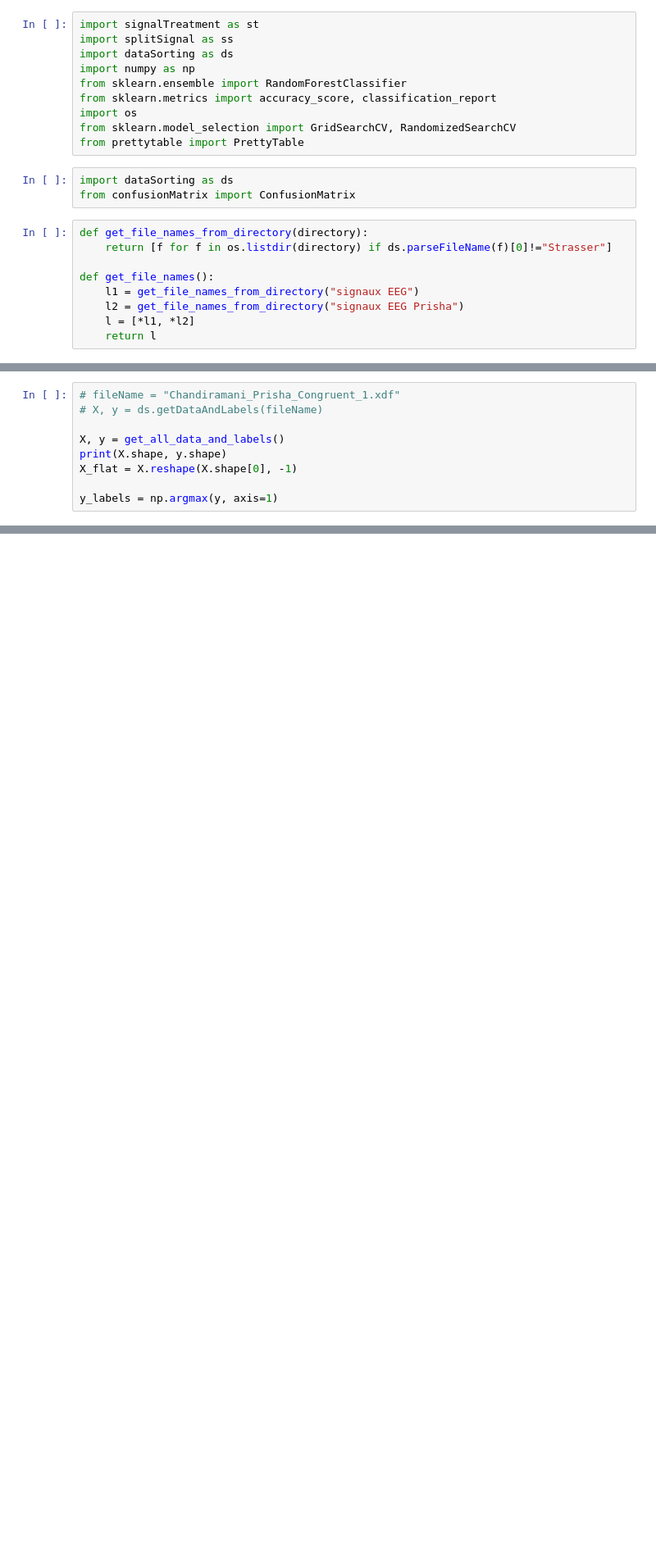
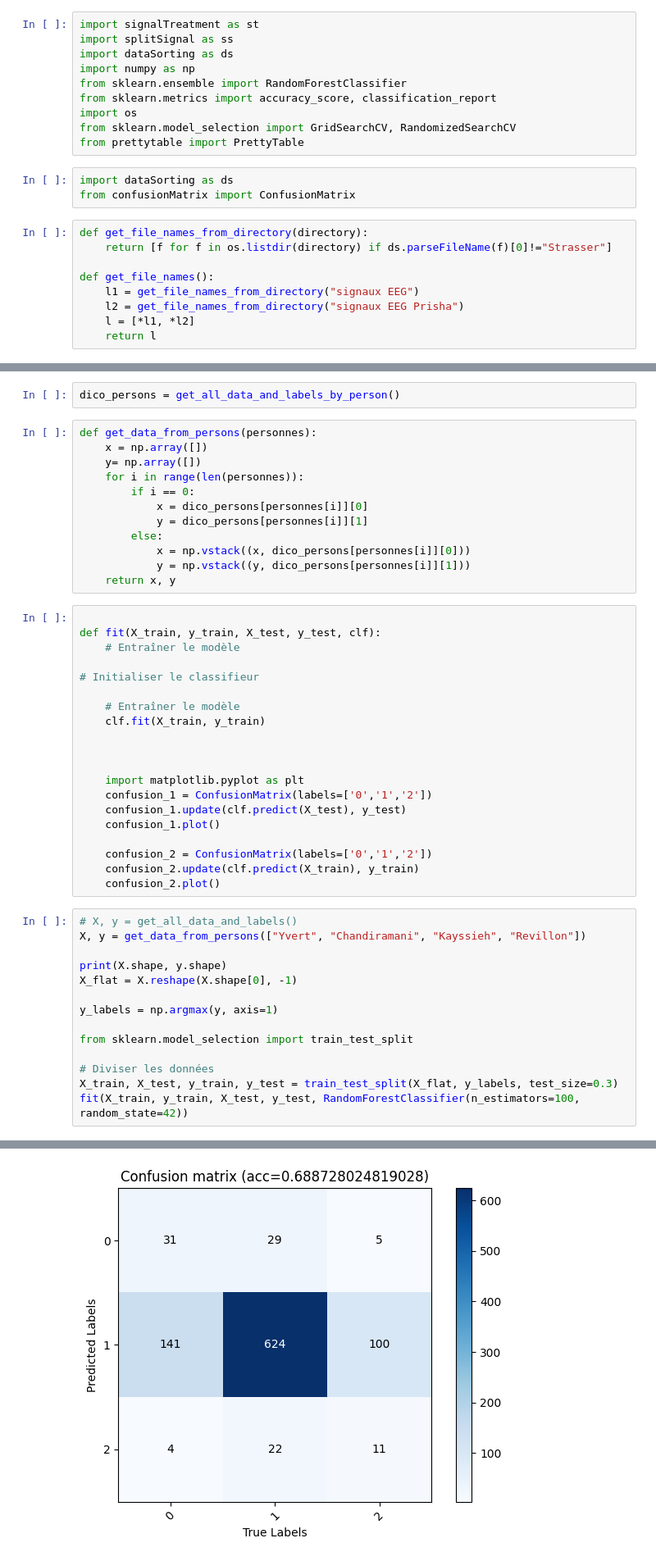
Before and after one commit to quentinRevillon/eeg-attention-classification, a Jupyter notebook: attentionAndMemory/ML_eeg.ipynb, the cells around one changed output, grey strips where cells are left out. Shown at 82% size. Saved outputs shown, nothing was run; the diff lists cells and outputs as text; blank space fills up the shorter version.

```diff
--- a/attentionAndMemory/ML_eeg.ipynb
+++ b/attentionAndMemory/ML_eeg.ipynb
@@ -42,11 +55,50 @@ def get_all_data_and_labels():
+# %%
+dico_persons = get_all_data_and_labels_by_person()
+# %%
+def get_data_from_persons(personnes):
+    x = np.array([])
+    y= np.array([])
+    for i in range(len(personnes)):
+        if i == 0:
+            x = dico_persons[personnes[i]][0]
+            y = dico_persons[personnes[i]][1]
+        else:
+            x = np.vstack((x, dico_persons[personnes[i]][0]))
+            y = np.vstack((y, dico_persons[personnes[i]][1]))
+    return x, y
+# %%
+
+def fit(X_train, y_train, X_test, y_test, clf):
+    # Entraîner le modèle
+
+# Initialiser le classifieur
+
+    # Entraîner le modèle
+    clf.fit(X_train, y_train)
+
+
+
+    import matplotlib.pyplot as plt
+    confusion_1 = ConfusionMatrix(labels=['0','1','2'])
+    confusion_1.update(clf.predict(X_test), y_test)
+    confusion_1.plot()
+
+    confusion_2 = ConfusionMatrix(labels=['0','1','2'])
+    confusion_2.update(clf.predict(X_train), y_train)
+    confusion_2.plot()
 # %%
-# fileName = "Chandiramani_Prisha_Congruent_1.xdf"
-# X, y = ds.getDataAndLabels(fileName)
+# X, y = get_all_data_and_labels()
+X, y = get_data_from_persons(["Yvert", "Chandiramani", "Kayssieh", "Revillon"])
 
-X, y = get_all_data_and_labels()
 print(X.shape, y.shape)
 X_flat = X.reshape(X.shape[0], -1)
 
 y_labels = np.argmax(y, axis=1)
+
+from sklearn.model_selection import train_test_split
+
+# Diviser les données
+X_train, X_test, y_train, y_test = train_test_split(X_flat, y_labels, test_size=0.3)
+fit(X_train, y_train, X_test, y_test, RandomForestClassifier(n_estimators=100, random_state=42))
 # %% [output]
 (3222, 36, 64) (3222, 3)
@@ -52,0 +116 @@ y_labels = np.argmax(y, axis=1)
+[figure, added]
```
Also changed, not shown: parts of 6 cells of this notebook, 8 other files.
